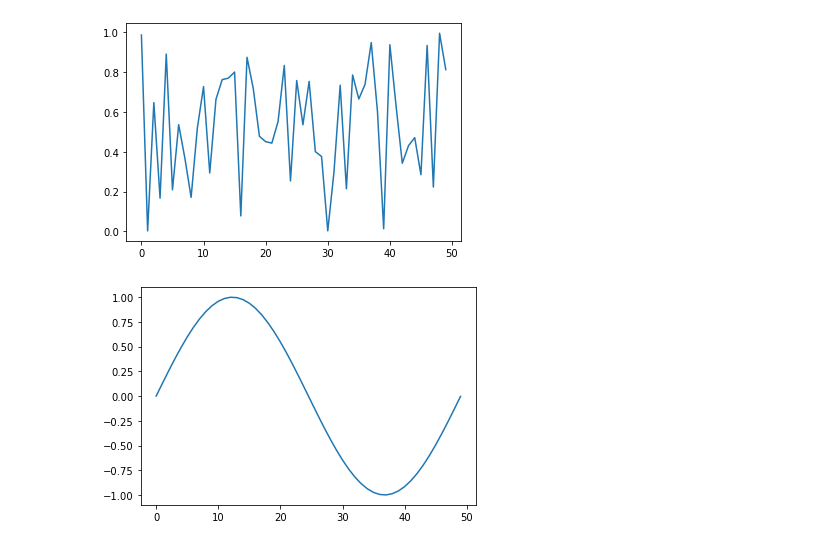
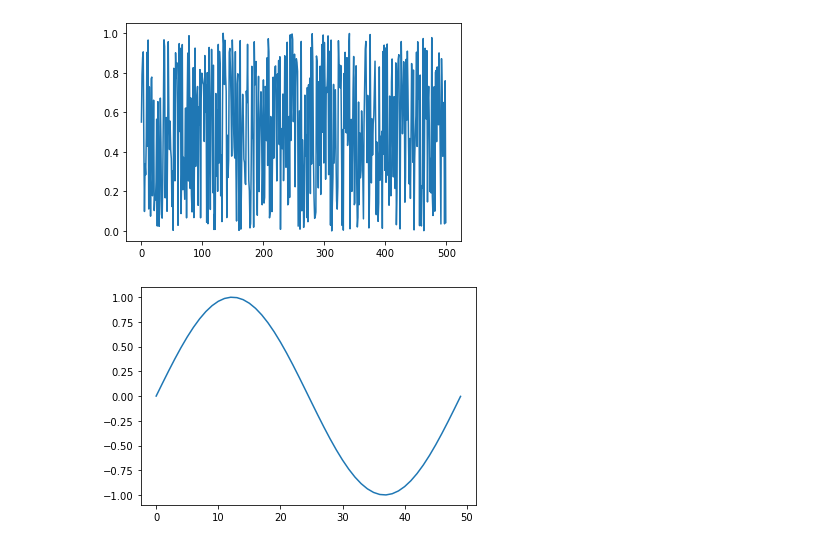
Before and after one commit to eytanohana/Git-Cheat-Sheet, a Jupyter notebook: Untitled.ipynb, the cells around one changed output. Cells and saved outputs as stored; diff of their text form; code cells hidden in the pictures.

```diff
--- a/Untitled.ipynb
+++ b/Untitled.ipynb
@@ -2,9 +2,9 @@
 import numpy as np
 import matplotlib.pyplot as plt
 # %%
-plt.plot(np.random.random(50));
+plt.plot(np.random.random(500));
 # %% [output]
-[figure, old version]
+[figure, new version]
 # %%
 plt.plot(np.sin(np.linspace(0, 6.28)));
 # %% [output]
```
